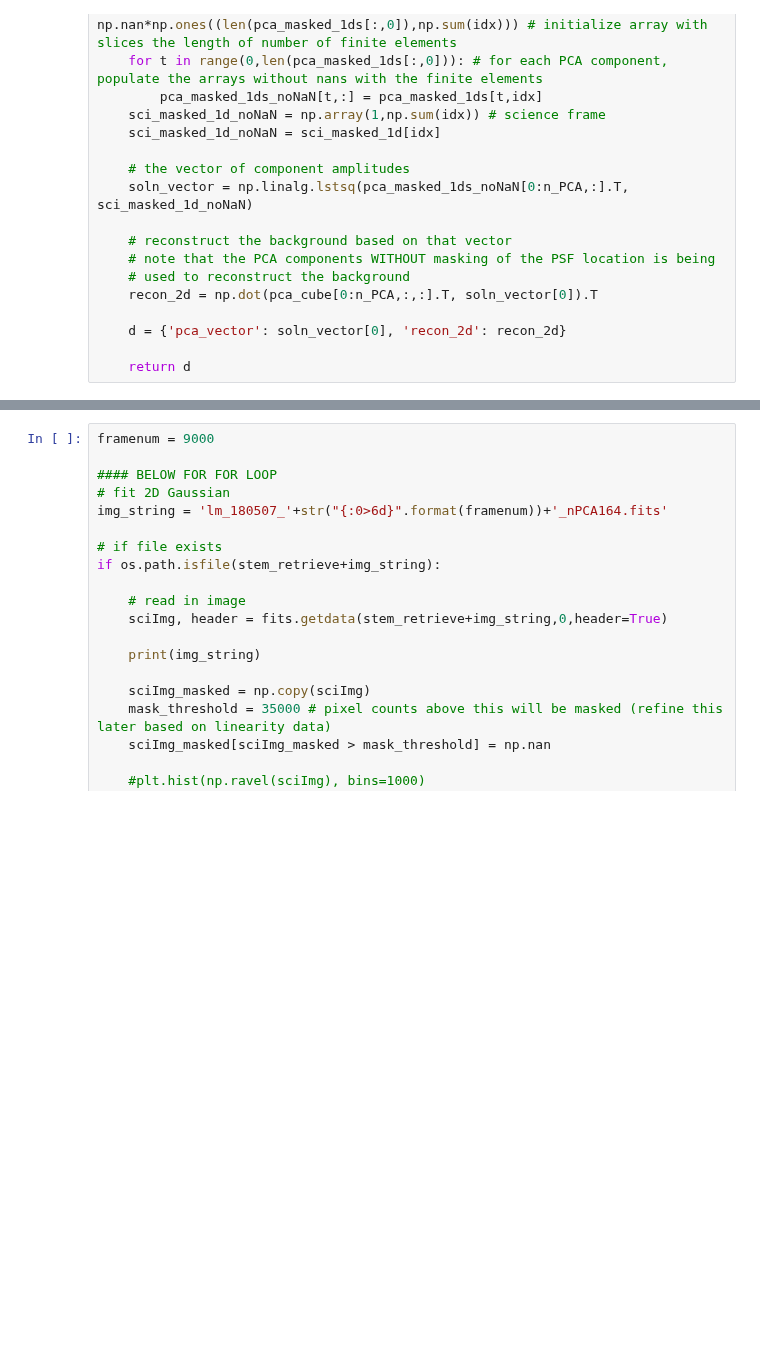
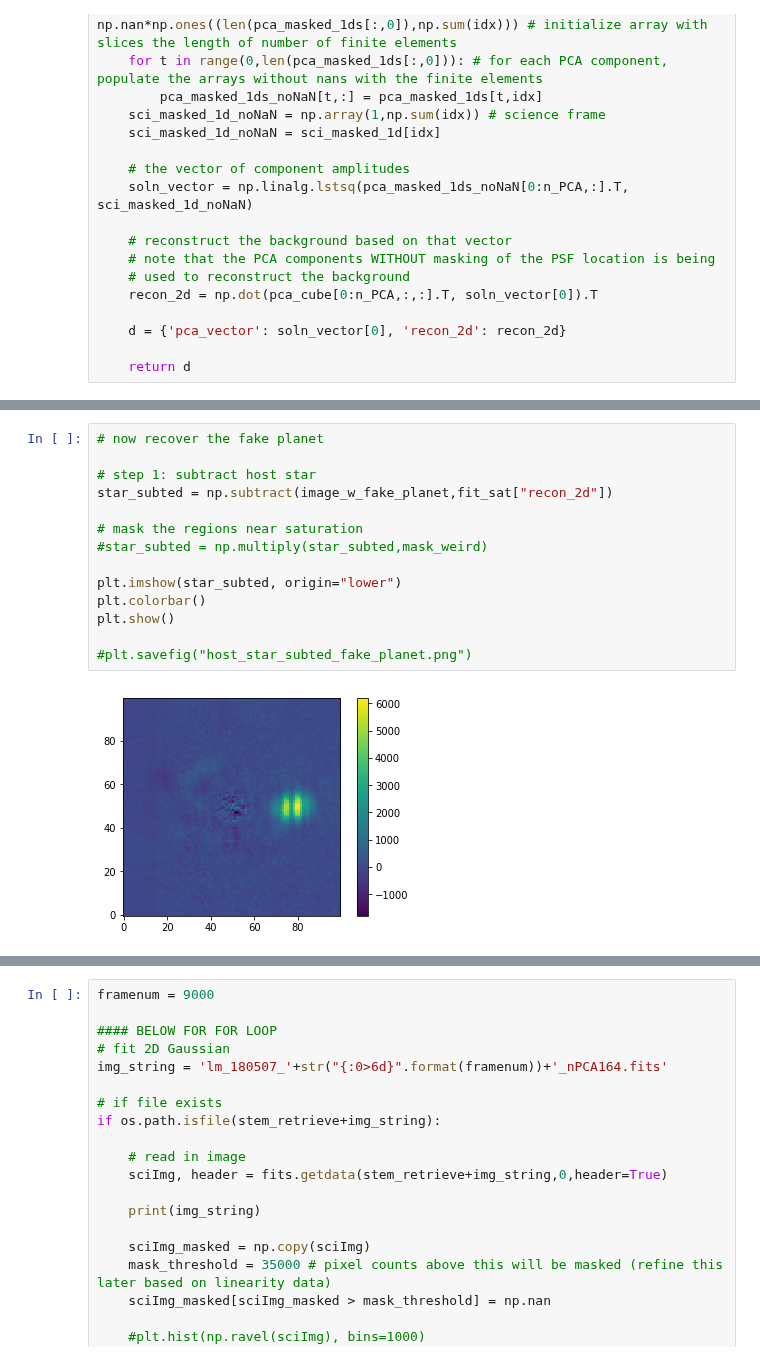
Before and after one commit to mwanakijiji/lbti_altair_fizeau, a Jupyter notebook: inject_fake_planets_test1.ipynb, the cells around one changed output, grey strips where cells are left out. Saved outputs shown, nothing was run; the diff lists cells and outputs as text; blank space fills up the shorter version.

```diff
--- a/inject_fake_planets_test1.ipynb
+++ b/inject_fake_planets_test1.ipynb
@@ -327,0 +545,16 @@ test
+# %%
+# now recover the fake planet
+
+# step 1: subtract host star
+star_subted = np.subtract(image_w_fake_planet,fit_sat["recon_2d"])
+
+# mask the regions near saturation
+#star_subted = np.multiply(star_subted,mask_weird)
+
+plt.imshow(star_subted, origin="lower")
+plt.colorbar()
+plt.show()
+
+#plt.savefig("host_star_subted_fake_planet.png")
+# %% [output]
+[figure, added]
```
Also changed, not shown: parts of 27 cells of this notebook.
